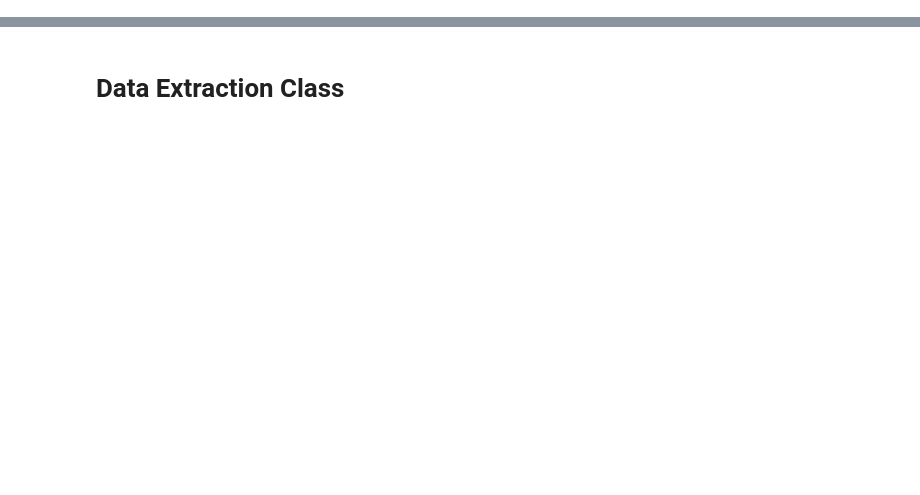
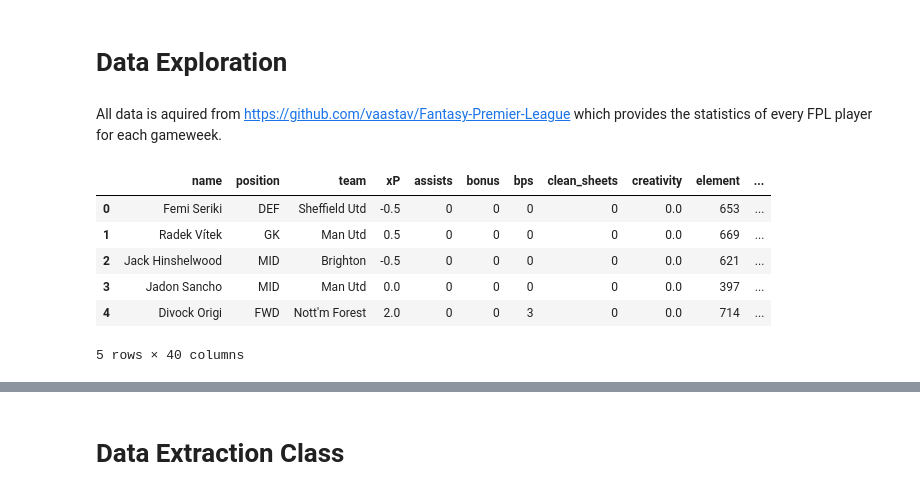
Before and after one commit to ofraley24/FPL, a Jupyter notebook: xfantasy.ipynb, the cells around one changed output, grey strips where cells are left out. Saved outputs shown, nothing was run; the diff lists cells and outputs as text; code cells hidden in the pictures; blank space fills up the shorter version.

```diff
--- a/xfantasy.ipynb
+++ b/xfantasy.ipynb
@@ -7,3 +7,20 @@ import matplotlib.pyplot as plt
 import os
 import csv
 import seaborn as sns
+# %% [markdown]
+# Data Exploration
+# %% [markdown]
+All data is aquired from https://github.com/vaastav/Fantasy-Premier-League which provides the statistics of every FPL player for each gameweek.
+# %%
+example_url = 'https://raw.githubusercontent.com/vaastav/Fantasy-Premier-League/master/data/2023-24/gws/gw5.csv'
+example_data = pd.read_csv(example_url)
+# %%
+example_data.head()
+# %% [output]
+|  | name | position | team | xP | assists | bonus | bps | clean_sheets | creativity | element | ... |
+| 0 | Femi Seriki | DEF | Sheffield Utd | -0.5 | 0 | 0 | 0 | 0 | 0.0 | 653 | ... |
+| 1 | Radek Vítek | GK | Man Utd | 0.5 | 0 | 0 | 0 | 0 | 0.0 | 669 | ... |
+| 2 | Jack Hinshelwood | MID | Brighton | -0.5 | 0 | 0 | 0 | 0 | 0.0 | 621 | ... |
+| 3 | Jadon Sancho | MID | Man Utd | 0.0 | 0 | 0 | 0 | 0 | 0.0 | 397 | ... |
+| 4 | Divock Origi | FWD | Nott'm Forest | 2.0 | 0 | 0 | 3 | 0 | 0.0 | 714 | ... |
+5 rows × 40 columns
```
Also changed, not shown: parts of 35 cells of this notebook.
